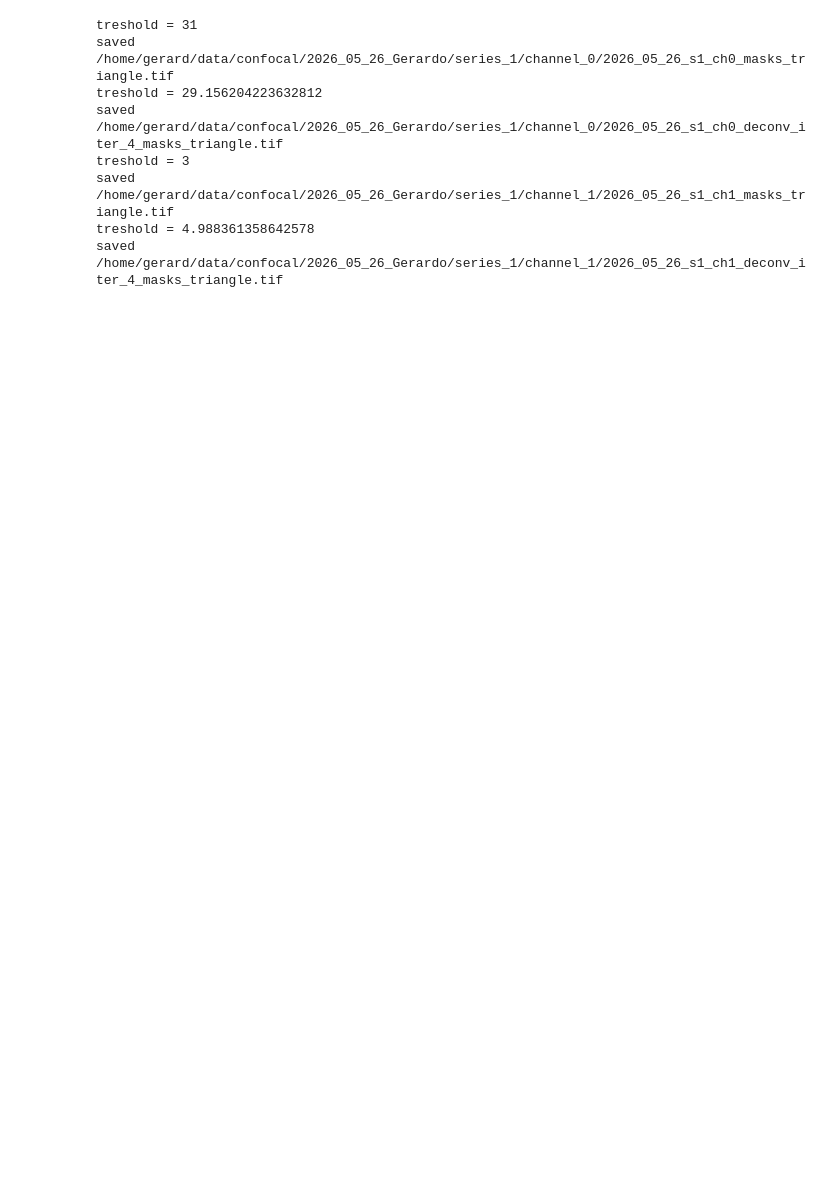
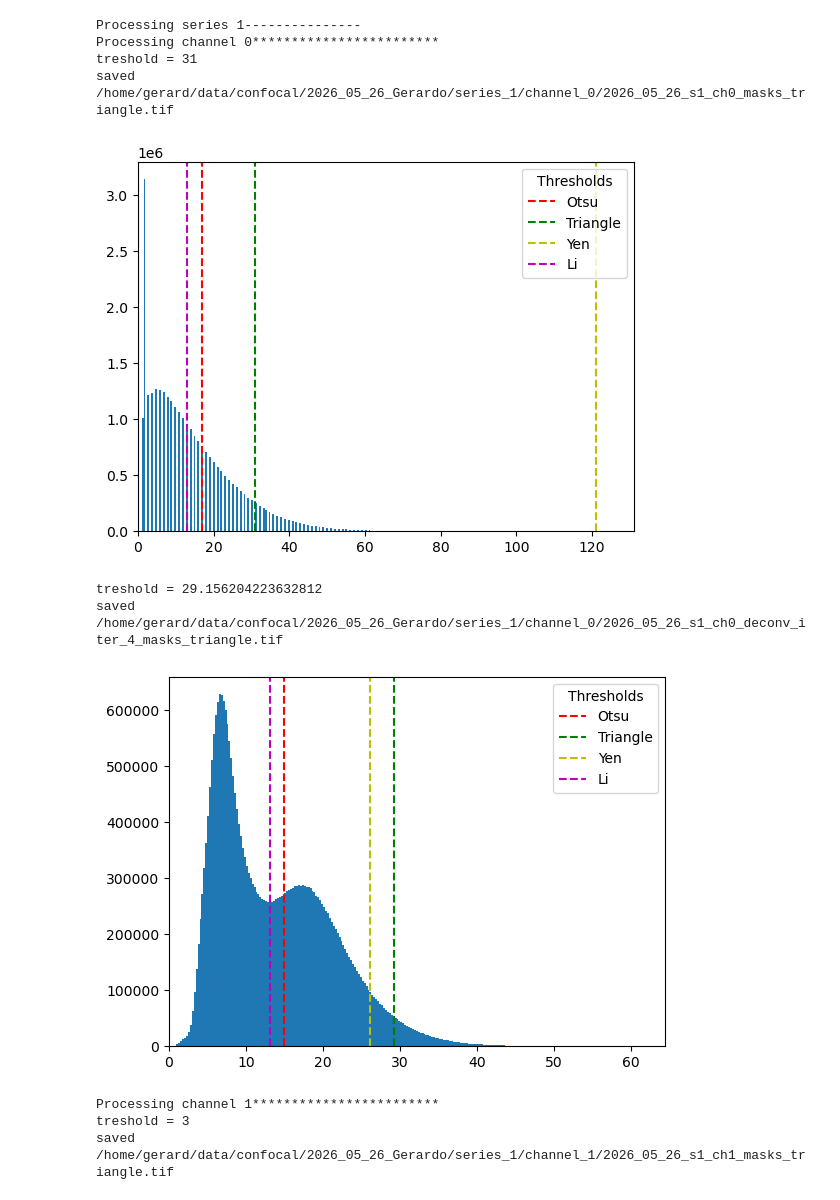
Before and after one commit to gmalagonv/confocal, a Jupyter notebook: analysis_notebooks/colocalization_test.ipynb, the cells around one changed output. Drawn from its saved outputs; the diff is of its cells as text; code cells hidden in the pictures; blank space fills up the shorter version.

```diff
--- a/analysis_notebooks/colocalization_test.ipynb
+++ b/analysis_notebooks/colocalization_test.ipynb
@@ -30,7 +32,7 @@ series_list = [
 channel_list = [
    0,
    1,
- #   2,
+   2,
 
 ]
 deconv_iter_list = [
@@ -45,7 +47,9 @@ deconv_iter_list = [
 
 ]
 for series in series_list:
+    print(f'Processing series {series}---------------')
     for channel in channel_list:
+        print(f'Processing channel {channel}************************')
         for deconv_inter in deconv_iter_list:
 
             path_series_channel = f'gerard/data/confocal/2026_05_26_Gerardo/series_{series}/channel_{channel}'#gerard/data/confocal/2026_05_26_Gerardo/Project.lif'
@@ -66,36 +70,68 @@ for series in series_list:
 
 
                 for treshold_algorithm in treshold_algorithm_list:
                     if treshold_algorithm == 'triangle':
                         thresh = threshold_triangle(stack)
                     elif treshold_algorithm == 'otsu':
                         thresh = threshold_otsu(stack)
 
+                    # calculate several thresholds to plot:
+                    stack_flat = stack[stack > 0]
+                    otsu = threshold_otsu(stack)
+                    triangle = threshold_triangle(stack)
+                    yen = threshold_yen(stack)
+                    li = threshold_li(stack)
+                    # pct_90 = np.percentile(stack_flat, 90)
+                    # pct_95 = np.percentile(stack_flat, 95)
+
+
+
                     print(f'treshold = {thresh}')
 
                     masks  = (stack > thresh).astype(np.uint8)
                     # for frame in range(masks.shape[0]):
                     #     print(np.max(masks[frame]))
 
                     path_out_al = path_out + '_' + treshold_algorithm + '.tif'
                     imwrite(path_out_al, masks, imagej=True, resolution=(1/vxy, 1/vxy),
                             metadata={'spacing': vz, 'unit': 'um', 'axes': 'ZYX'})
                     print(f'saved {path_out_al}')
 
+                    plt.figure()
+                    plt.hist(stack.ravel(), bins=256)
+
+                    plt.axvline(otsu, color='r', linestyle='--', label='Otsu')
+                    plt.axvline(triangle, color='g', linestyle='--', label='Triangle')
+                    plt.axvline(yen, color='y', linestyle='--', label='Yen')
+                    plt.axvline(li, color='m', linestyle='--', label='Li')
+                    plt.legend(loc='upper right', title='Thresholds')
+
+                    # plt.axvline(pct_90, color='c', linestyle='--')
+                    # plt.axvline(pct_95, color='m', linestyle='--')
+
+                    vmin, vmax = np.percentile(stack.ravel(), [1, 100])
+                    plt.xlim(0,vmax)# stack.max())
+                    plt.show()
+
+
+
 
                 # stack_flat = stack[stack > 0]
                 # print(f'file:{path_in}\n series:{series}, channel:{channel}, deconv iter: {deconv_inter}')
                 # print(f"Otsu:       {threshold_otsu(stack):.1f}")
                 # print(f"Triangle:   {threshold_triangle(stack):.1f}")
                 # print(f"Yen:        {threshold_yen(stack):.1f}")
                 # print(f"90th pct:   {np.percentile(stack_flat, 90):.1f}")
                 # print(f"95th pct:   {np.percentile(stack_flat, 95):.1f}")
 # %% [output]
+Processing series 1---------------
+Processing channel 0************************
 treshold = 31
 saved /home/gerard/data/confocal/2026_05_26_Gerardo/series_1/channel_0/2026_05_26_s1_ch0_masks_triangle.tif
-treshold = 29.156204223632812
-saved /home/gerard/data/confocal/2026_05_26_Gerardo/series_1/channel_0/2026_05_26_s1_ch0_deconv_iter_4_masks_triangle.tif
-treshold = 3
-saved /home/gerard/data/confocal/2026_05_26_Gerardo/series_1/channel_1/2026_05_26_s1_ch1_masks_triangle.tif
-treshold = 4.988361358642578
-saved /home/gerard/data/confocal/2026_05_26_Gerardo/series_1/channel_1/2026_05_26_s1_ch1_deconv_iter_4_masks_triangle.tif
+[figure, added]
+treshold = 29.156204223632812
+saved /home/gerard/data/confocal/2026_05_26_Gerardo/series_1/channel_0/2026_05_26_s1_ch0_deconv_iter_4_masks_triangle.tif
+[figure, added]
+Processing channel 1************************
+treshold = 3
+saved /home/gerard/data/confocal/2026_05_26_Gerardo/series_1/channel_1/2026_05_26_s1_ch1_masks_triangle.tif
```
Also changed, not shown: parts of 2 cells of this notebook, 2 other files.
